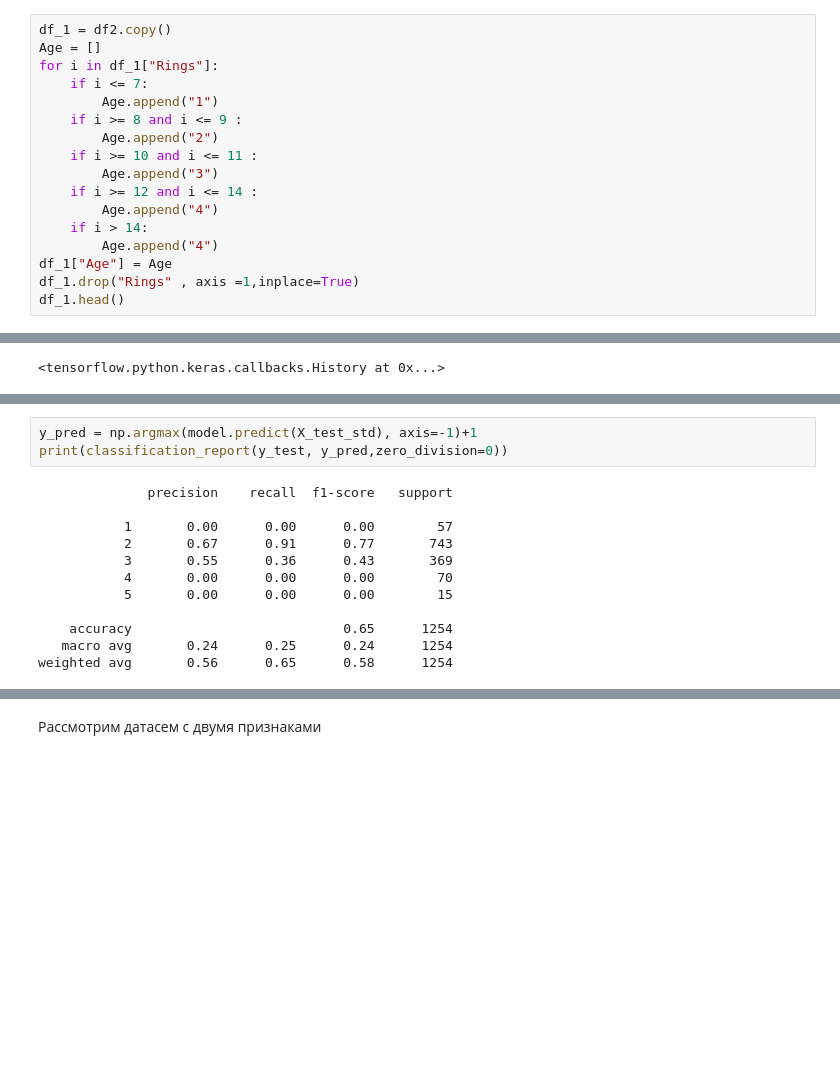
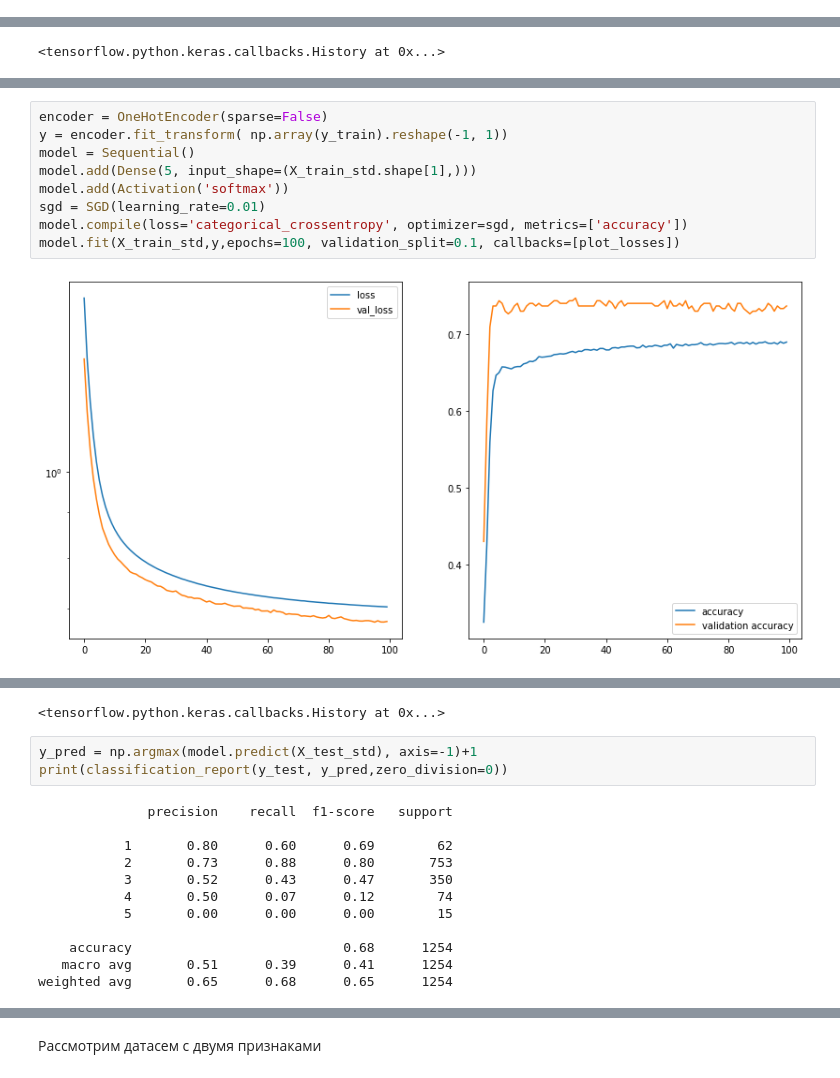
Before and after one commit to malynkovsky/ML_NN_course, a Jupyter notebook: Lab_1/Lab1_Malynkovsky.ipynb, the cells around one changed output, grey strips where cells are left out. Cells and saved outputs as stored; diff of their text form; blank space fills up the shorter version.

```diff
--- a/Lab_1/Lab1_Malynkovsky.ipynb
+++ b/Lab_1/Lab1_Malynkovsky.ipynb
@@ -353,20 +356,3 @@ df_1.head()
 | 2 | 0.530 | 0.420 | 0.135 | 0.6770 | 0.2565 | 0.1415 | 0.210 | 1 | ... |
 | 3 | 0.440 | 0.365 | 0.125 | 0.5160 | 0.2155 | 0.1140 | 0.155 | 0 | ... |
 | 4 | 0.330 | 0.255 | 0.080 | 0.2050 | 0.0895 | 0.0395 | 0.055 | 0 | ... |
-# %%
-df_1 = df2.copy()
-Age = []
-for i in df_1["Rings"]:
-    if i <= 7:
-        Age.append("1")
-    if i >= 8 and i <= 9 :
-        Age.append("2")
-    if i >= 10 and i <= 11 :
-        Age.append("3")
-    if i >= 12 and i <= 14 :
-        Age.append("4")
-    if i > 14:
-        Age.append("4")
-df_1["Age"] = Age
-df_1.drop("Rings" , axis =1,inplace=True)
-df_1.head()
@@ -417,0 +423,11 @@ model.fit(X_train_std,y,epochs=15, validation_split=0.1, callbacks=[plot_losses]
+# %%
+encoder = OneHotEncoder(sparse=False)
+y = encoder.fit_transform( np.array(y_train).reshape(-1, 1))
+model = Sequential()
+model.add(Dense(5, input_shape=(X_train_std.shape[1],)))
+model.add(Activation('softmax'))
+sgd = SGD(learning_rate=0.01)
+model.compile(loss='categorical_crossentropy', optimizer=sgd, metrics=['accuracy'])
+model.fit(X_train_std,y,epochs=100, validation_split=0.1, callbacks=[plot_losses])
+# %% [output]
+[figure, added]
@@ -418,15 +435,16 @@ model.fit(X_train_std,y,epochs=15, validation_split=0.1, callbacks=[plot_losses]
+<tensorflow.python.keras.callbacks.History at 0x...>
 # %%
 y_pred = np.argmax(model.predict(X_test_std), axis=-1)+1
 print(classification_report(y_test, y_pred,zero_division=0))
 # %% [output]
               precision    recall  f1-score   support
 
-           1       0.00      0.00      0.00        57
-           2       0.67      0.91      0.77       743
-           3       0.55      0.36      0.43       369
-           4       0.00      0.00      0.00        70
+           1       0.80      0.60      0.69        62
+           2       0.73      0.88      0.80       753
+           3       0.52      0.43      0.47       350
+           4       0.50      0.07      0.12        74
            5       0.00      0.00      0.00        15
 
-    accuracy                           0.65      1254
-   macro avg       0.24      0.25      0.24      1254
-weighted avg       0.56      0.65      0.58      1254
+    accuracy                           0.68      1254
+   macro avg       0.51      0.39      0.41      1254
+weighted avg       0.65      0.68      0.65      1254
```
Also changed, not shown: parts of 24 cells of this notebook.
